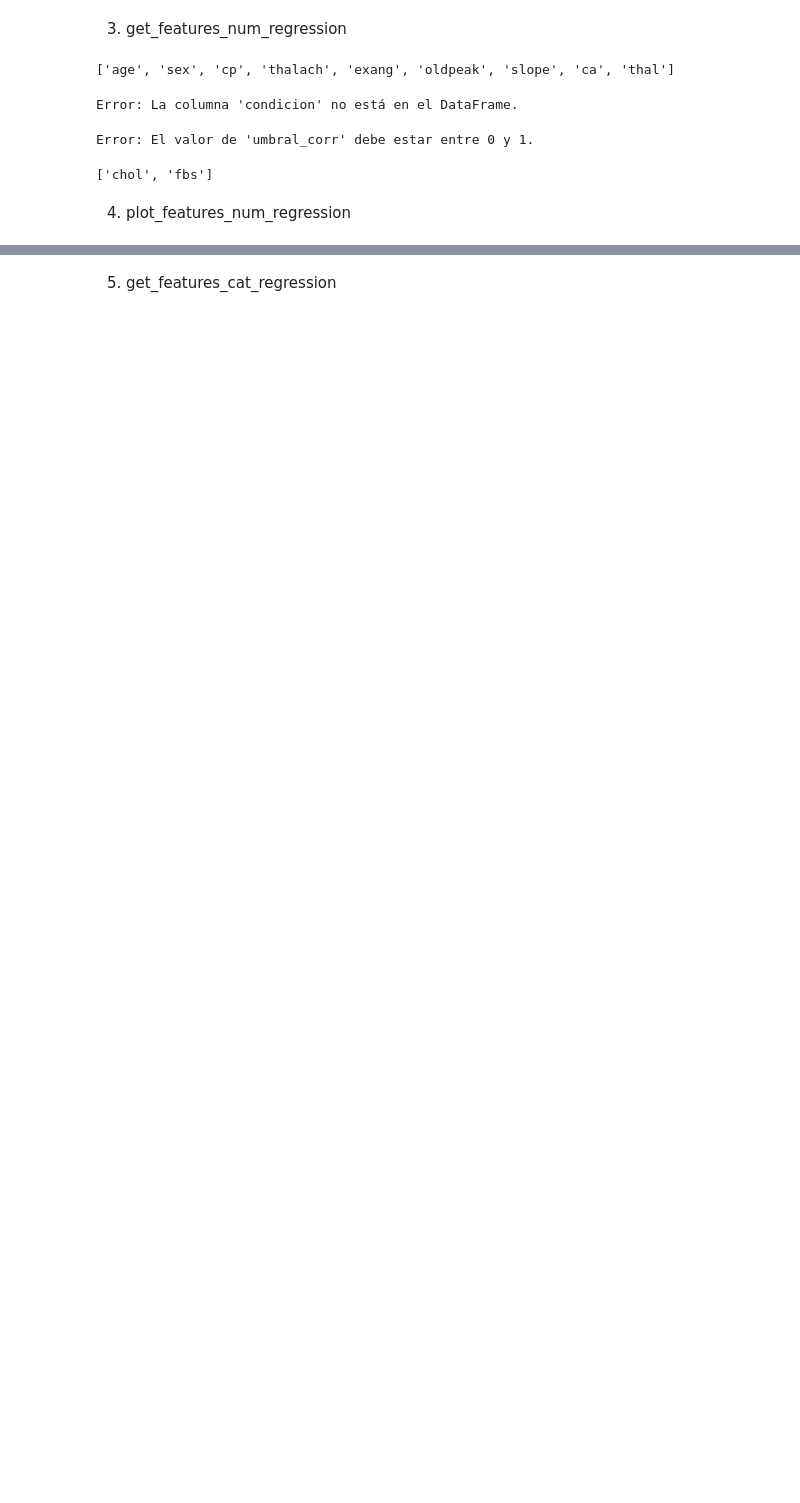
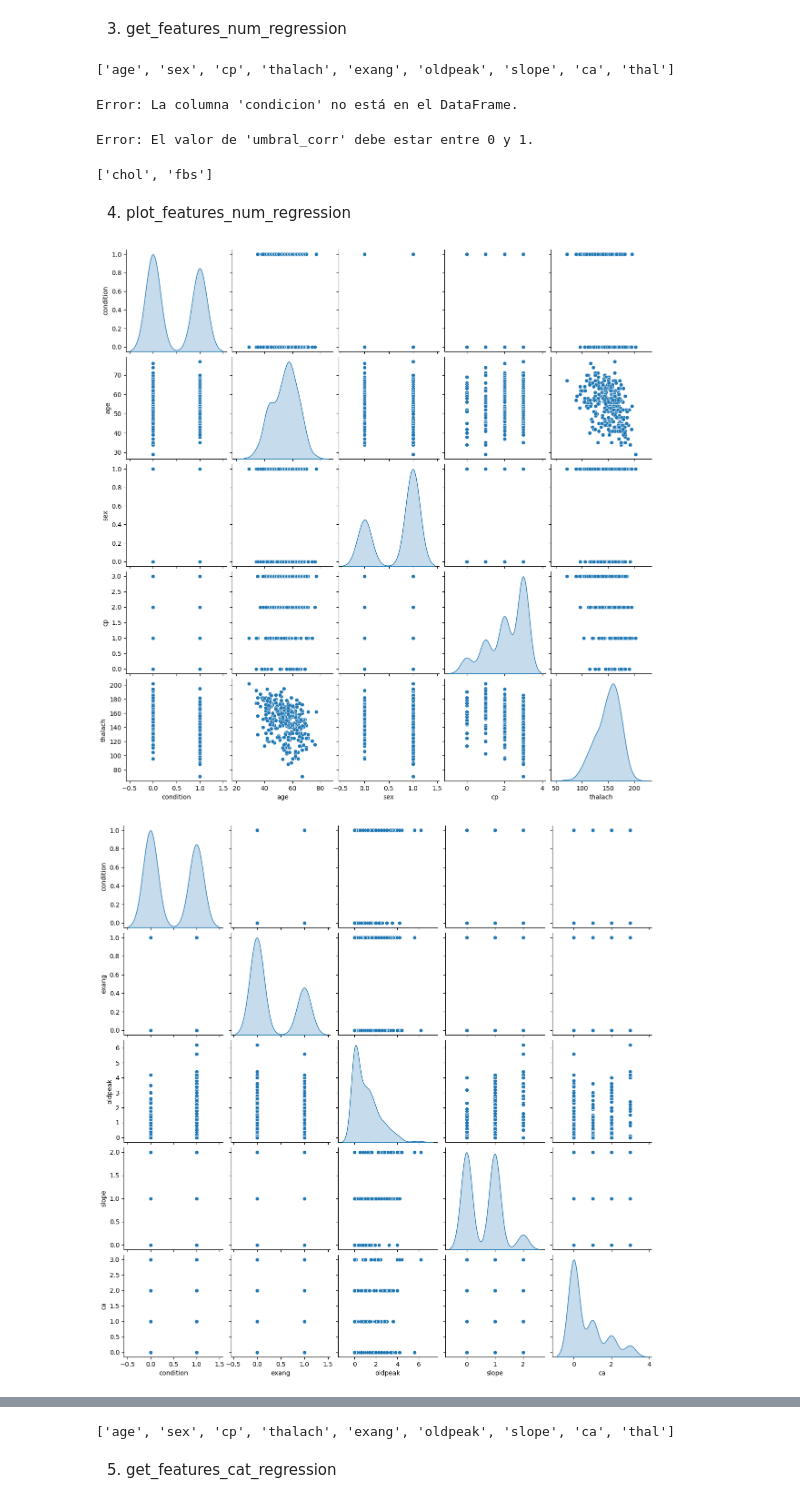
Before and after one commit to 27MarioGomez/Team-Challenge---Team-Ithaca, a Jupyter notebook: Toolbox/Ejemplo.ipynb, the cells around one changed output, grey strips where cells are left out. Cells and saved outputs as stored; diff of their text form; code cells hidden in the pictures; blank space fills up the shorter version.

```diff
--- a/Toolbox/Ejemplo.ipynb
+++ b/Toolbox/Ejemplo.ipynb
@@ -71,4 +71,7 @@ ml.get_features_num_regression(df, 'condition',0.001, 0.9)
 # %% [markdown]
 4. plot_features_num_regression
 # %%
-#ml.plot_features_num_regression(df, target_col="condition",umbral_corr=0.2)
+ml.plot_features_num_regression(df, target_col="condition",umbral_corr=0.2)
+# %% [output]
+[figure, added]
+[figure, added]
@@ -75,3 +79,4 @@ ml.get_features_num_regression(df, 'condition',0.001, 0.9)
+['age', 'sex', 'cp', 'thalach', 'exang', 'oldpeak', 'slope', 'ca', 'thal']
 # %% [markdown]
 5. get_features_cat_regression
 # %%
```
Also changed, not shown: parts of 9 cells of this notebook, 1 other file.
